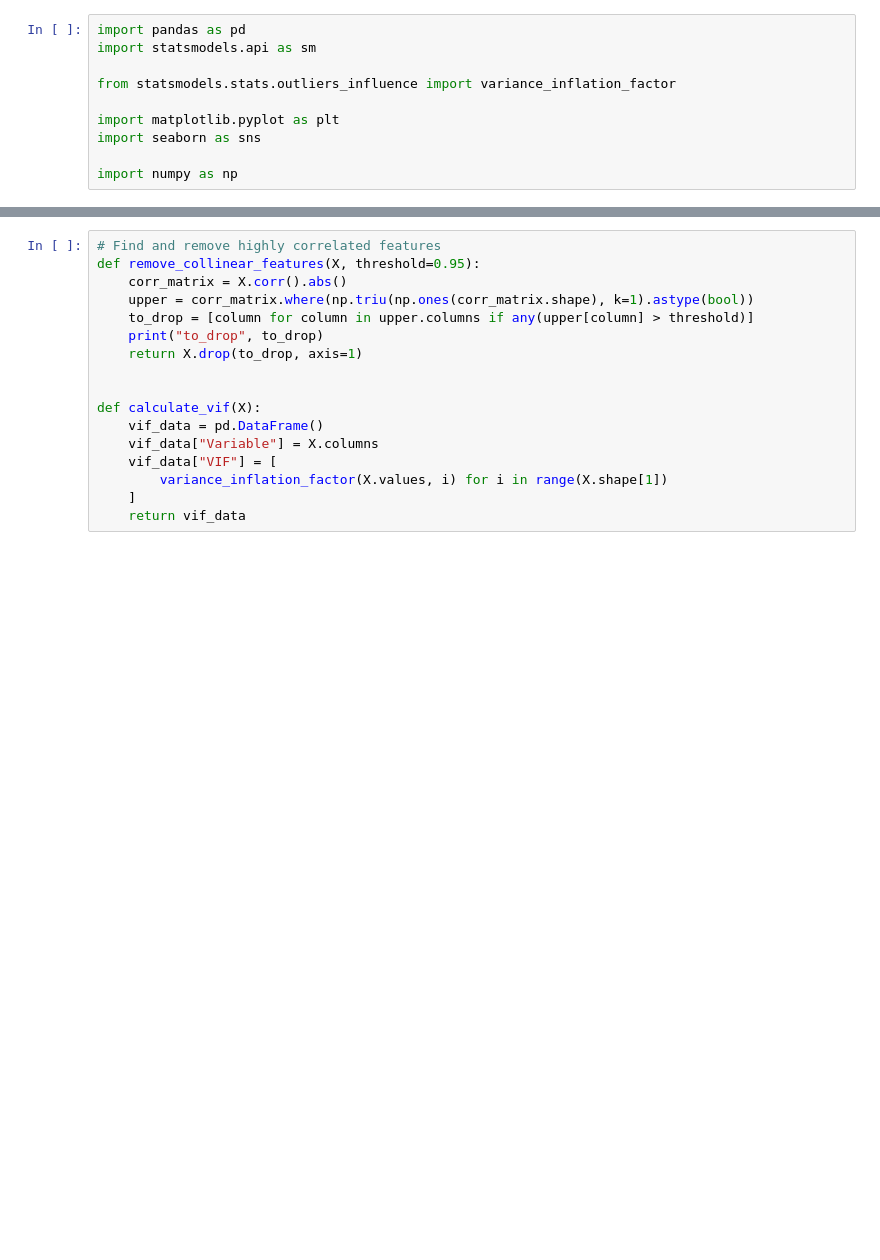
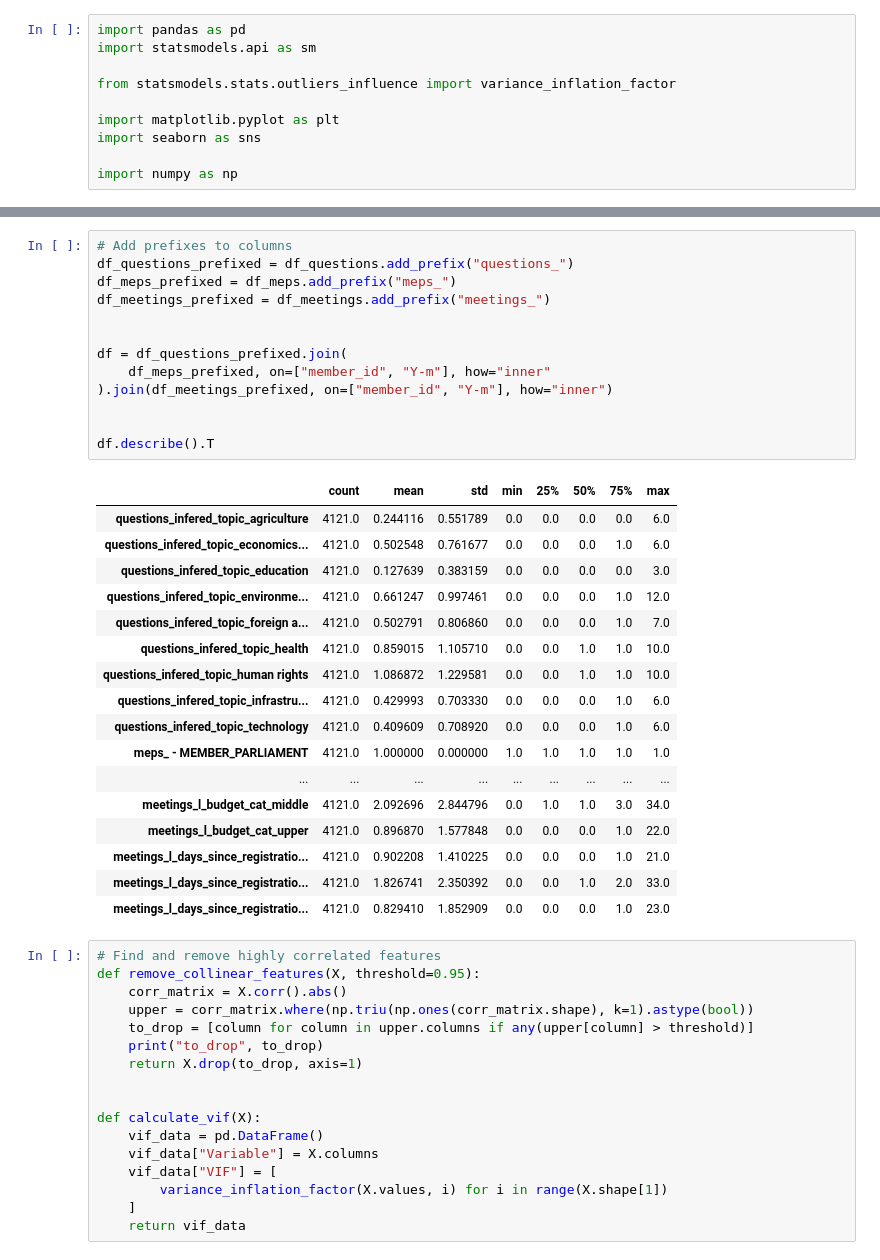
Before and after one commit to AcacioTelechi/thesis-lobbying-effects, a Jupyter notebook: 3.4_panel_data_w_topics.ipynb, the cells around one changed output, grey strips where cells are left out. Saved outputs shown, nothing was run; the diff lists cells and outputs as text; blank space fills up the shorter version.

```diff
--- a/3.4_panel_data_w_topics.ipynb
+++ b/3.4_panel_data_w_topics.ipynb
@@ -15,3 +83,34 @@ df_questions = pd.read_csv("./data/gold/panel_data_questions_Ym_v020703.csv")
+# %%
+# Add prefixes to columns
+df_questions_prefixed = df_questions.add_prefix("questions_")
+df_meps_prefixed = df_meps.add_prefix("meps_")
+df_meetings_prefixed = df_meetings.add_prefix("meetings_")
+
+
+df = df_questions_prefixed.join(
+    df_meps_prefixed, on=["member_id", "Y-m"], how="inner"
+).join(df_meetings_prefixed, on=["member_id", "Y-m"], how="inner")
+
+
+df.describe().T
+# %% [output]
+|  | count | mean | std | min | 25% | 50% | 75% | max |
+| questions_infered_topic_agriculture | 4121.0 | 0.244116 | 0.551789 | 0.0 | 0.0 | 0.0 | 0.0 | 6.0 |
+| questions_infered_topic_economics... | 4121.0 | 0.502548 | 0.761677 | 0.0 | 0.0 | 0.0 | 1.0 | 6.0 |
+| questions_infered_topic_education | 4121.0 | 0.127639 | 0.383159 | 0.0 | 0.0 | 0.0 | 0.0 | 3.0 |
+| questions_infered_topic_environme... | 4121.0 | 0.661247 | 0.997461 | 0.0 | 0.0 | 0.0 | 1.0 | 12.0 |
+| questions_infered_topic_foreign a... | 4121.0 | 0.502791 | 0.806860 | 0.0 | 0.0 | 0.0 | 1.0 | 7.0 |
+| questions_infered_topic_health | 4121.0 | 0.859015 | 1.105710 | 0.0 | 0.0 | 1.0 | 1.0 | 10.0 |
+| questions_infered_topic_human rights | 4121.0 | 1.086872 | 1.229581 | 0.0 | 0.0 | 1.0 | 1.0 | 10.0 |
+| questions_infered_topic_infrastru... | 4121.0 | 0.429993 | 0.703330 | 0.0 | 0.0 | 0.0 | 1.0 | 6.0 |
+| questions_infered_topic_technology | 4121.0 | 0.409609 | 0.708920 | 0.0 | 0.0 | 0.0 | 1.0 | 6.0 |
+| meps_ - MEMBER_PARLIAMENT | 4121.0 | 1.000000 | 0.000000 | 1.0 | 1.0 | 1.0 | 1.0 | 1.0 |
+| ... | ... | ... | ... | ... | ... | ... | ... | ... |
+| meetings_l_budget_cat_middle | 4121.0 | 2.092696 | 2.844796 | 0.0 | 1.0 | 1.0 | 3.0 | 34.0 |
+| meetings_l_budget_cat_upper | 4121.0 | 0.896870 | 1.577848 | 0.0 | 0.0 | 0.0 | 1.0 | 22.0 |
+| meetings_l_days_since_registratio... | 4121.0 | 0.902208 | 1.410225 | 0.0 | 0.0 | 0.0 | 1.0 | 21.0 |
+| meetings_l_days_since_registratio... | 4121.0 | 1.826741 | 2.350392 | 0.0 | 0.0 | 1.0 | 2.0 | 33.0 |
+| meetings_l_days_since_registratio... | 4121.0 | 0.829410 | 1.852909 | 0.0 | 0.0 | 0.0 | 1.0 | 23.0 |
 # %%
 # Find and remove highly correlated features
 def remove_collinear_features(X, threshold=0.95):
```
Also changed, not shown: parts of 23 cells of this notebook.
